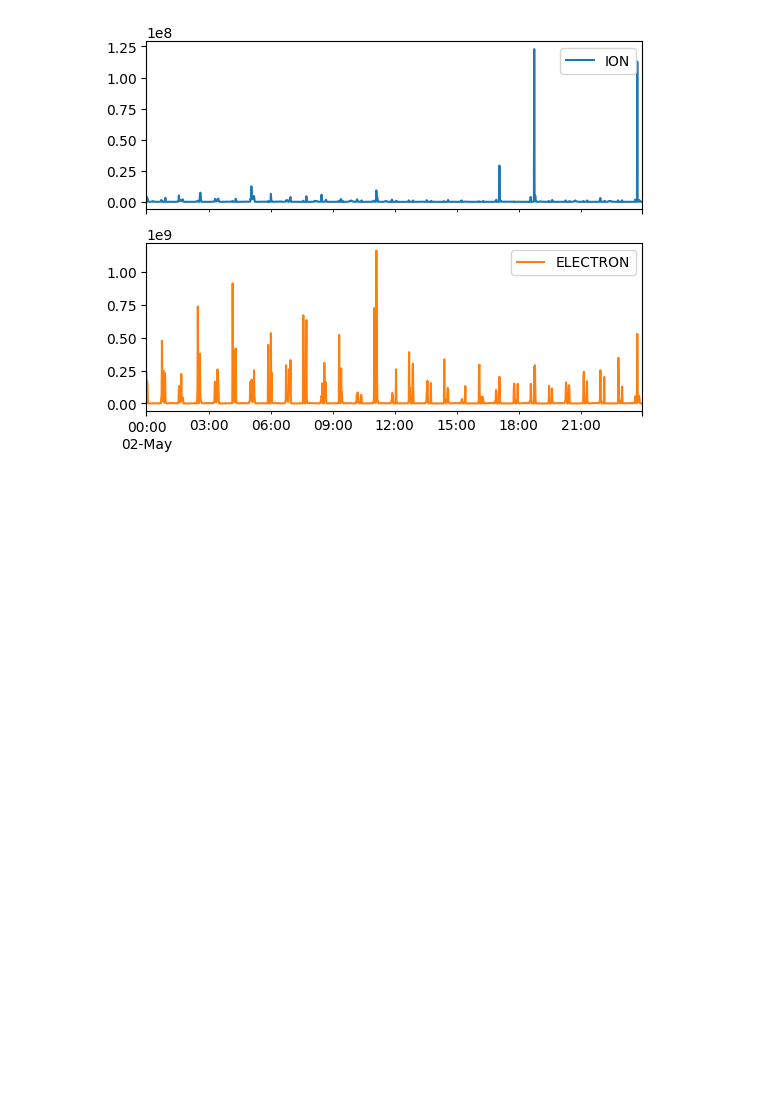
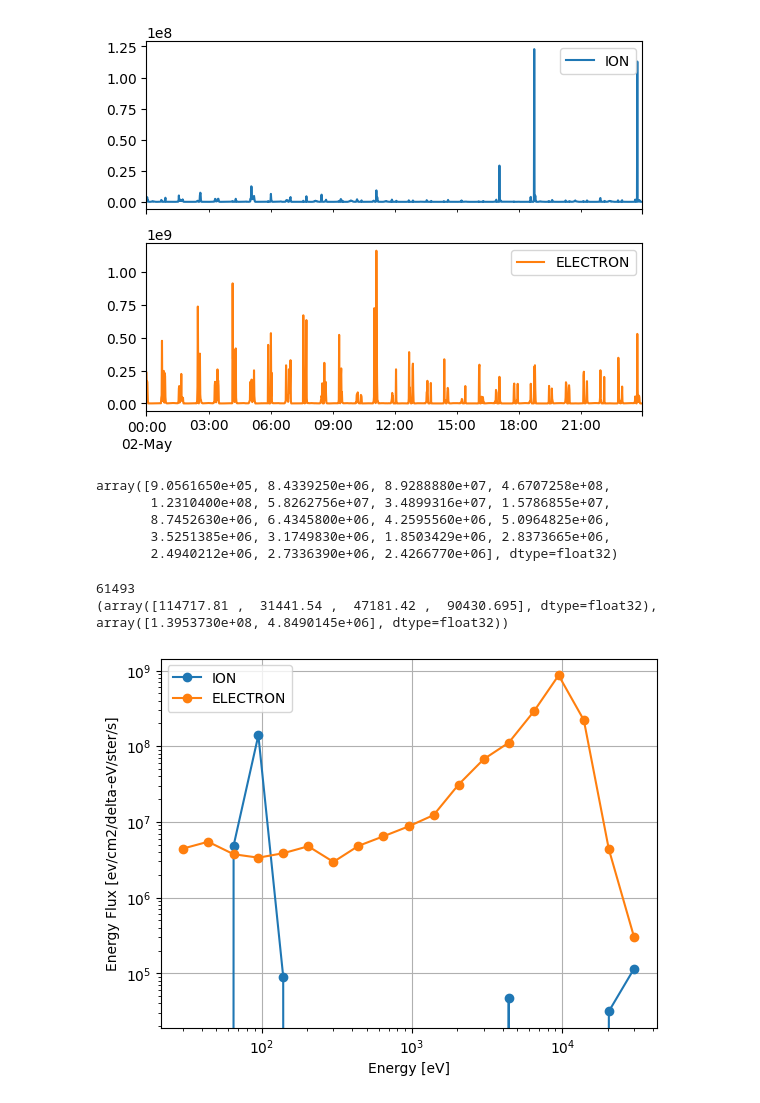
Before and after one commit to umeyuu/Prediction-of-Satellite-Potential-Using-Solar-Wind-Data, a Jupyter notebook: satelite_data.ipynb, the cells around one changed output. Drawn from its saved outputs; the diff is of its cells as text; code cells hidden in the pictures; blank space fills up the shorter version.

```diff
--- a/satelite_data.ipynb
+++ b/satelite_data.ipynb
@@ -109,0 +110,54 @@ plt.legend();
+# %%
+import scipy.stats as stats
+
+def smirnov_grubbs(data, alpha):
+    x, o = list(data), []
+    while True:
+        n = len(x)
+        t = stats.t.isf(q=(alpha / n) / 2, df=n - 2)
+        tau = (n - 1) * t / np.sqrt(n * (n - 2) + n * t * t)
+        i_min, i_max = np.argmin(x), np.argmax(x)
+        myu, std = np.mean(x), np.std(x, ddof=1)
+        i_far = i_max if np.abs(x[i_max] - myu) > np.abs(x[i_min] - myu) else i_min
+        tau_far = np.abs((x[i_far] - myu) / std)
+        if tau_far < tau: break
+        o.append(x.pop(i_far))
+    return (np.array(x), np.array(o))
+
+def detect_charge(ion, electron):
+    check_id_list = []
+    alpha = 0.01
+    charge_id = []
+    for i, ele in enumerate(electron):
+        if any(ele[:4] > 1e8):
+            check_id_list.append(i)
+
+    for i in check_id_list:
+        check_ion = ion[i][ion[i] > 0]
+        if len(check_ion) <= 2:
+            continue
+        x_array, out_array = smirnov_grubbs(check_ion, alpha)
+        if len(out_array) > 0 and any(out_array > 1e7):
+            charge_id.append(i)
+    return charge_id
+# %%
+ind = detect_charge(ion ,ele)
+# %%
+ele[61495]
+# %% [output]
+array([9.0561650e+05, 8.4339250e+06, 8.9288880e+07, 4.6707258e+08,
+       1.2310400e+08, 5.8262756e+07, 3.4899316e+07, 1.5786855e+07,
+       8.7452630e+06, 6.4345800e+06, 4.2595560e+06, 5.0964825e+06,
+       3.5251385e+06, 3.1749830e+06, 1.8503429e+06, 2.8373665e+06,
+       2.4940212e+06, 2.7336390e+06, 2.4266770e+06], dtype=float32)
+# %%
+id = ind[4]
+a = ion[id][ion[id] > 0]
+alpha = 0.01
+print(id)
+print(smirnov_grubbs(a, alpha))
+plot_fig(id, ion, ele)
+# %% [output]
+61493
+(array([114717.81 ,  31441.54 ,  47181.42 ,  90430.695], dtype=float32), array([1.3953730e+08, 4.8490145e+06], dtype=float32))
+[figure, added]
```
Also changed, not shown: parts of 8 cells of this notebook.
